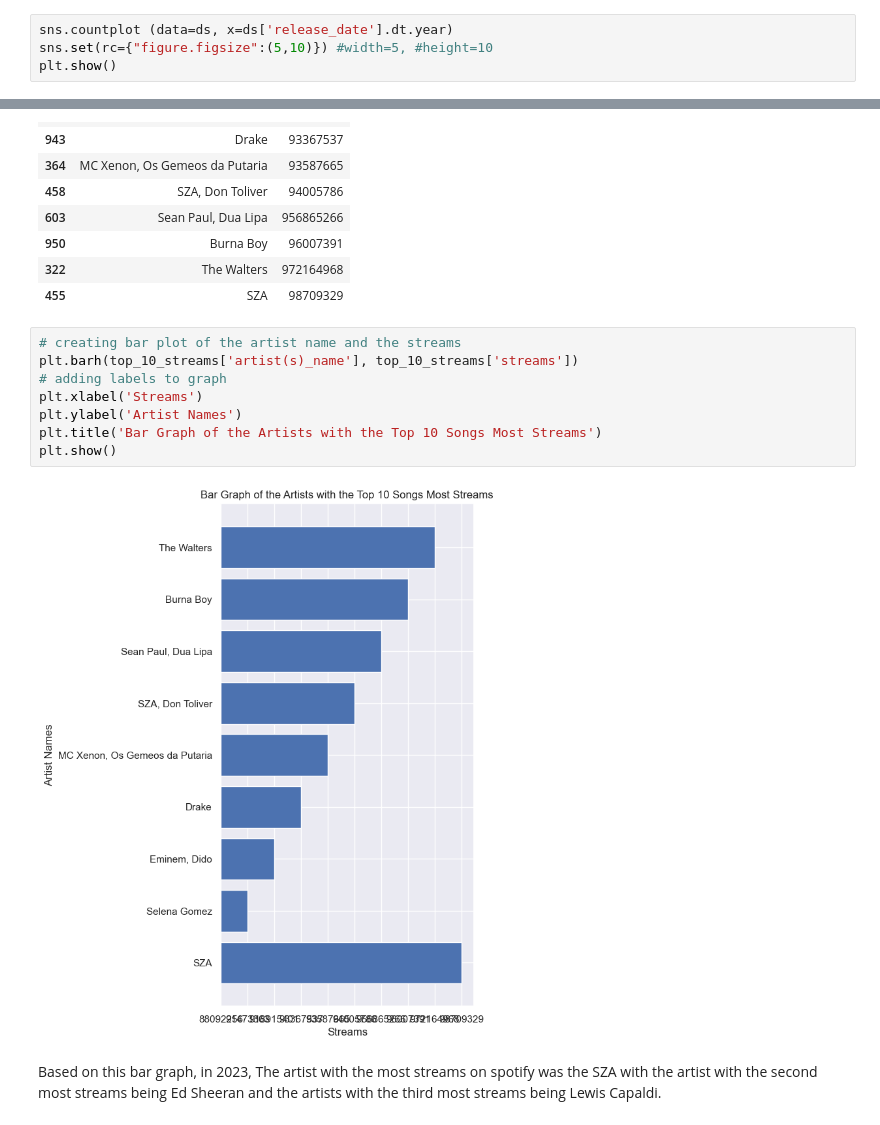
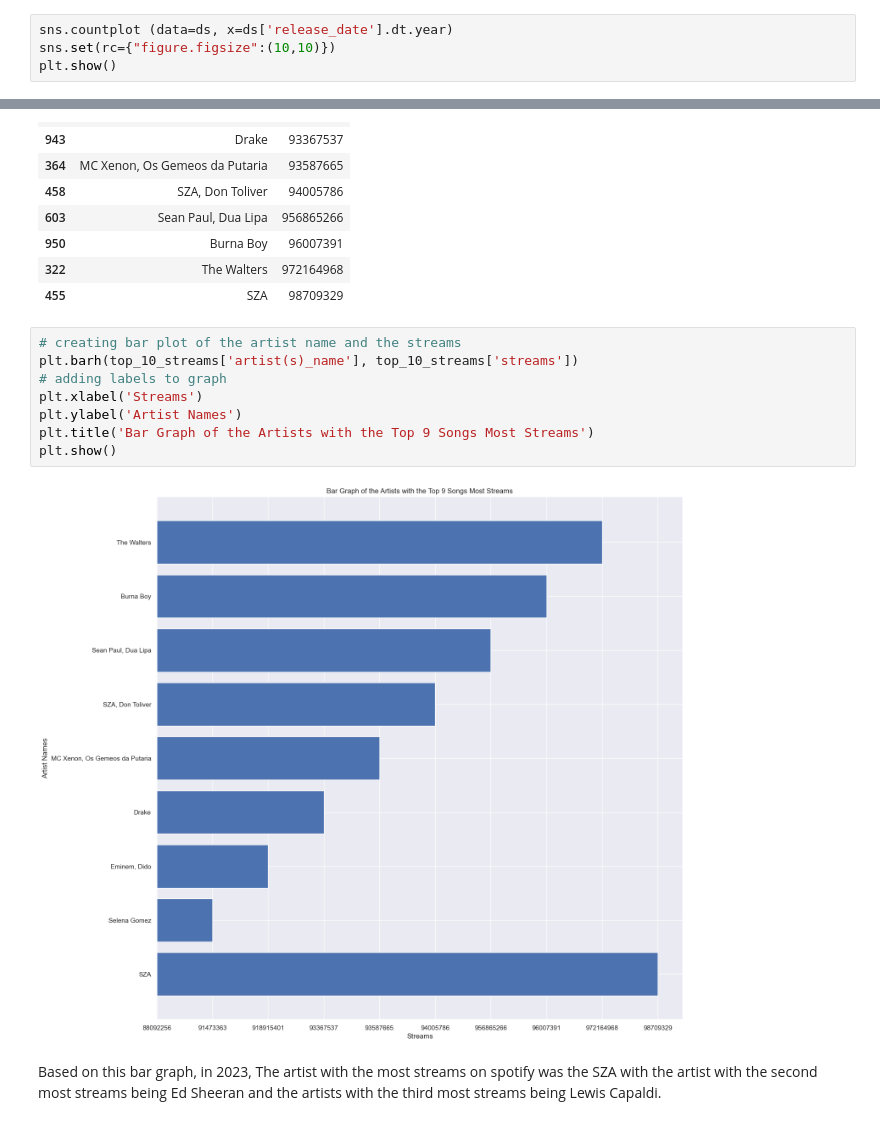
Before and after one commit to ToshiroHJJZ/DS_Final_Project, a Jupyter notebook: Final_Project.ipynb, the cells around one changed output, grey strips where cells are left out. Saved outputs shown, nothing was run; the diff lists cells and outputs as text.

```diff
--- a/Final_Project.ipynb
+++ b/Final_Project.ipynb
@@ -216,6 +216,6 @@ release_date
 Name: count, dtype: int64
 # %%
 sns.countplot (data=ds, x=ds['release_date'].dt.year)
-sns.set(rc={"figure.figsize":(5,10)}) #width=5, #height=10
+sns.set(rc={"figure.figsize":(10,10)})
 plt.show()
 # %% [output]
@@ -299,13 +299,13 @@ top_10_streams
 # %%
 # creating bar plot of the artist name and the streams
 plt.barh(top_10_streams['artist(s)_name'], top_10_streams['streams'])
 # adding labels to graph
 plt.xlabel('Streams')
 plt.ylabel('Artist Names')
-plt.title('Bar Graph of the Artists with the Top 10 Songs Most Streams')
+plt.title('Bar Graph of the Artists with the Top 9 Songs Most Streams')
 plt.show()
 # %% [output]
-[figure, old version]
+[figure, new version]
 # %% [markdown]
 Based on this bar graph, in 2023, The artist with the most streams on spotify was the SZA with the artist with the second most streams being Ed Sheeran and the artists with the third most streams being Lewis Capaldi.
 # %%
```
Also changed, not shown: parts of 39 cells of this notebook.
